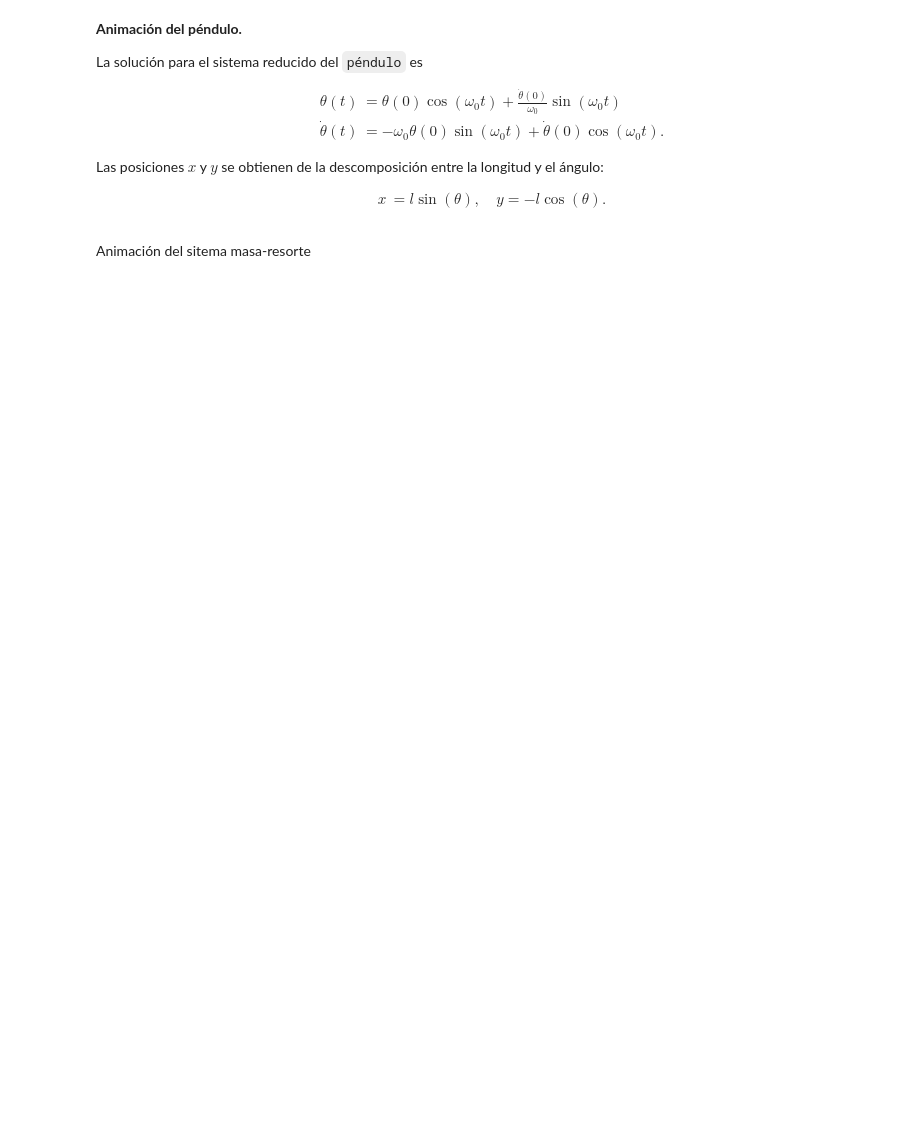
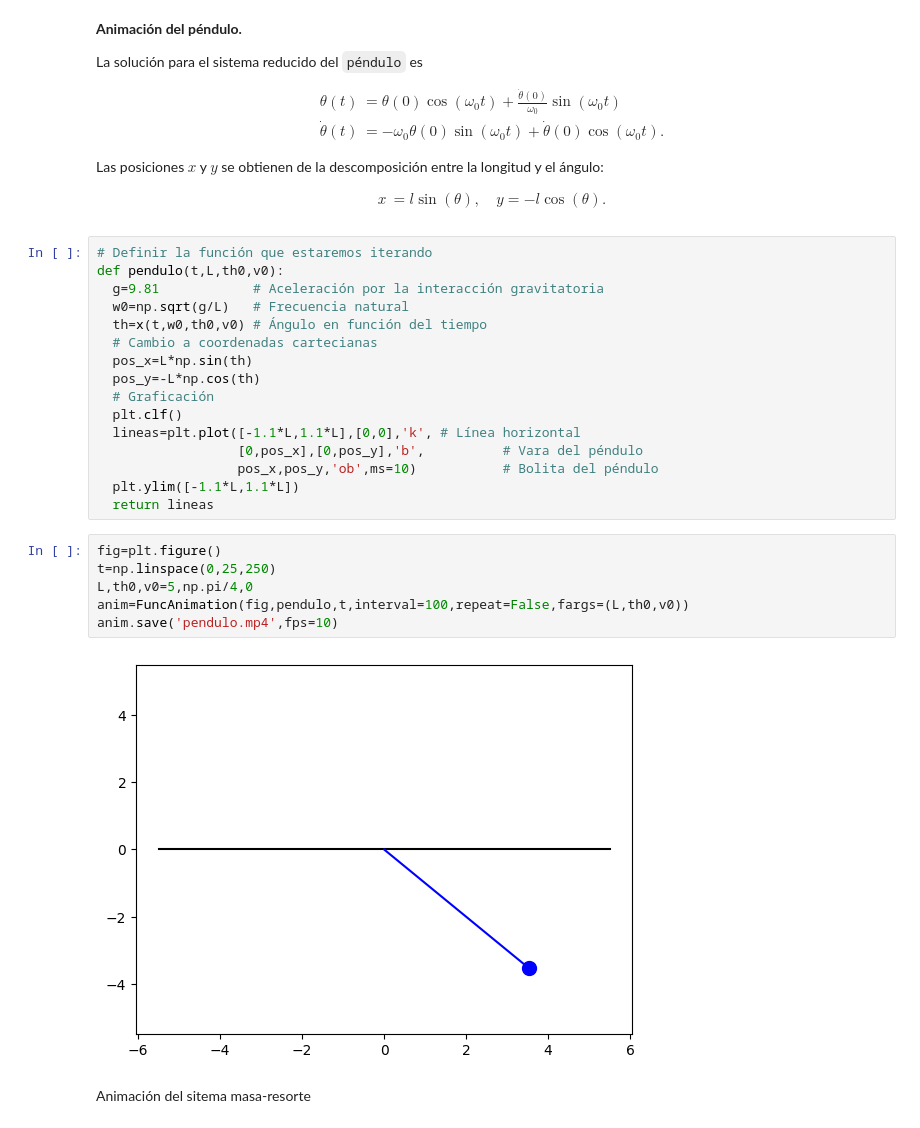
Before and after one commit to ArellanoMCarlos/SimMat_V2024, a Jupyter notebook: Ecuaciones diferenciales/Representación gráfica de la solución.ipynb, the cells around one changed output. Drawn from its saved outputs; the diff is of its cells as text; blank space fills up the shorter version.

Commit message:
Animación del péndulo

```diff
--- a/Ecuaciones diferenciales/Representación gráfica de la solución.ipynb
+++ b/Ecuaciones diferenciales/Representación gráfica de la solución.ipynb
@@ -227,5 +307,29 @@ Las posiciones $x$ y $y$ se obtienen de la descomposición entre la longitud y e
 x &= l \sin(\theta), \quad
 y = -l \cos(\theta) .
 \end{align}
+# %%
+# Definir la función que estaremos iterando
+def pendulo(t,L,th0,v0):
+  g=9.81            # Aceleración por la interacción gravitatoria
+  w0=np.sqrt(g/L)   # Frecuencia natural
+  th=x(t,w0,th0,v0) # Ángulo en función del tiempo
+  # Cambio a coordenadas cartecianas
+  pos_x=L*np.sin(th)
+  pos_y=-L*np.cos(th)
+  # Graficación
+  plt.clf()
+  lineas=plt.plot([-1.1*L,1.1*L],[0,0],'k', # Línea horizontal
+                  [0,pos_x],[0,pos_y],'b',          # Vara del péndulo
+                  pos_x,pos_y,'ob',ms=10)           # Bolita del péndulo
+  plt.ylim([-1.1*L,1.1*L])
+  return lineas
+# %%
+fig=plt.figure()
+t=np.linspace(0,25,250)
+L,th0,v0=5,np.pi/4,0
+anim=FuncAnimation(fig,pendulo,t,interval=100,repeat=False,fargs=(L,th0,v0))
+anim.save('pendulo.mp4',fps=10)
+# %% [output]
+[figure, added]
 # %% [markdown]
 Animación del sitema masa-resorte
```
Also changed, not shown: parts of 12 cells of this notebook, 1 other file.
